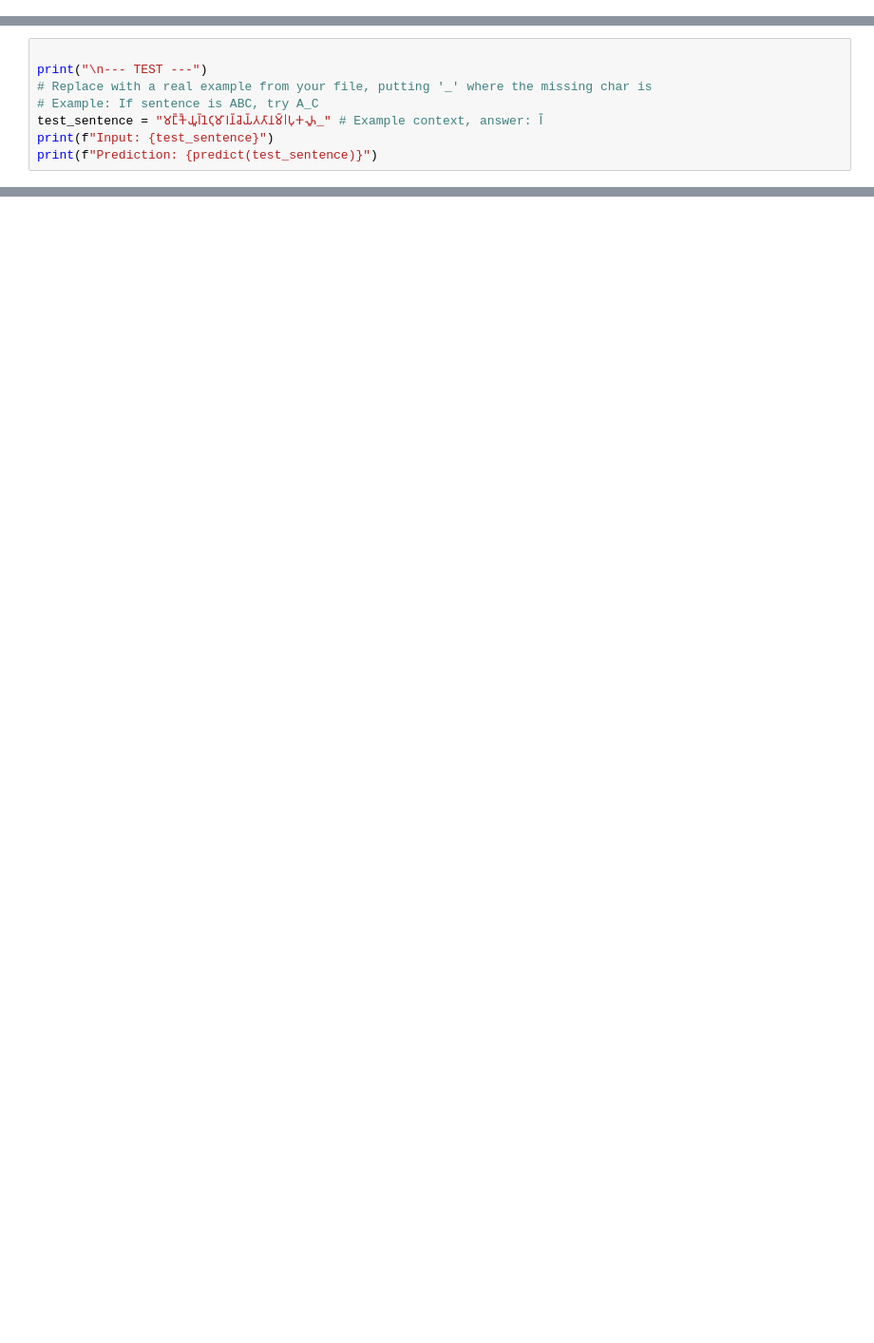
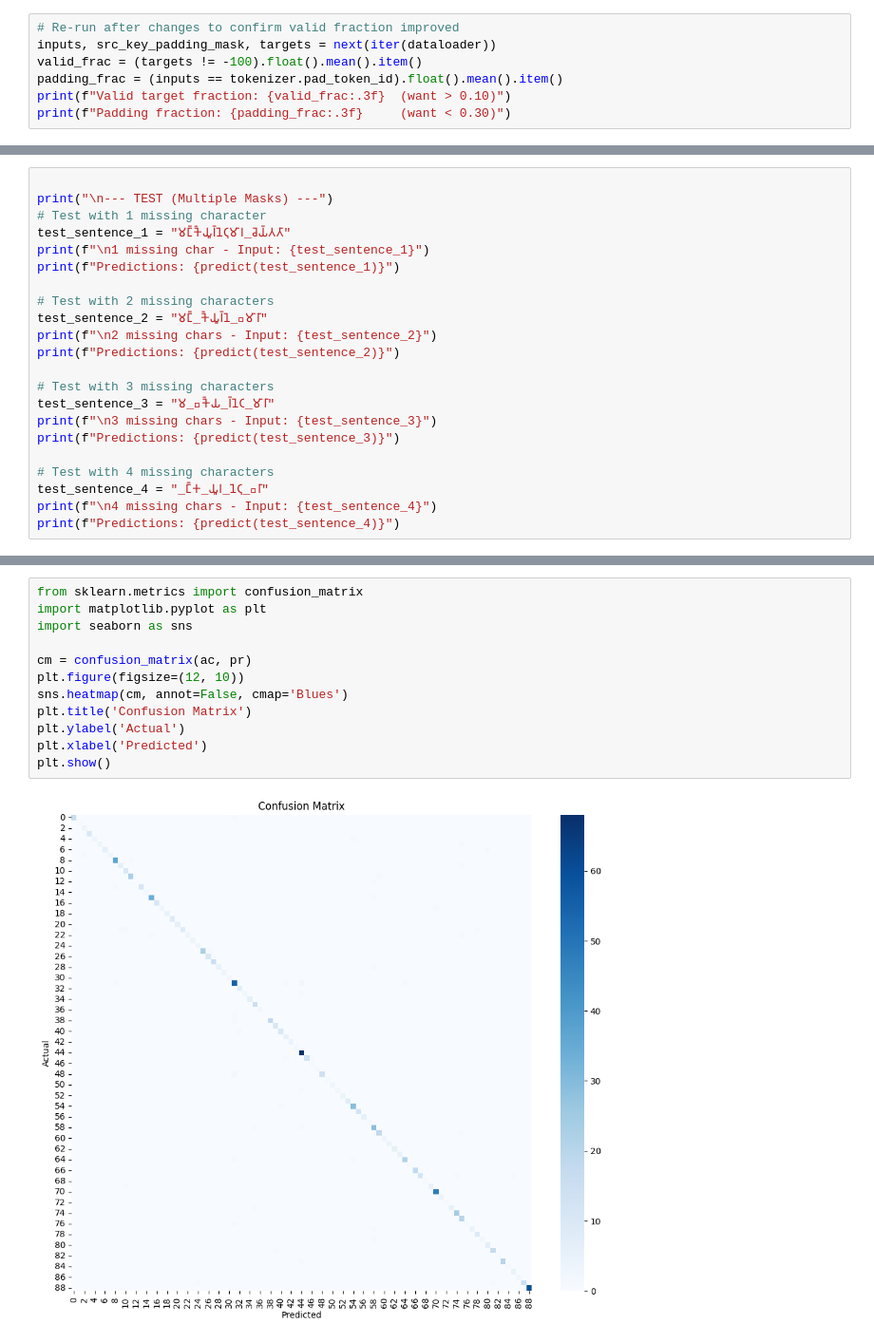
Before and after one commit to adityabhandari781/Inscription-character-deciphering-for-Brahmi-script, a Jupyter notebook: transformer.ipynb, the cells around one changed output, grey strips where cells are left out. Shown at 95% size. Saved outputs shown, nothing was run; the diff lists cells and outputs as text; blank space fills up the shorter version.

```diff
--- a/transformer.ipynb
+++ b/transformer.ipynb
@@ -310,3 +397,10 @@ print(f"   Total Training Examples: {len(dataset)}")
 1. Tokenizing data...
    Vocab Size: 134
    Total Training Examples: 51534
+# %%
+# Re-run after changes to confirm valid fraction improved
+inputs, src_key_padding_mask, targets = next(iter(dataloader))
+valid_frac = (targets != -100).float().mean().item()
+padding_frac = (inputs == tokenizer.pad_token_id).float().mean().item()
+print(f"Valid target fraction: {valid_frac:.3f}  (want > 0.10)")
+print(f"Padding fraction: {padding_frac:.3f}     (want < 0.30)")
@@ -410,8 +554,22 @@ NameError: name 'tokenizer' is not defined
 # %%
 
-print("\n--- TEST ---")
-# Replace with a real example from your file, putting '_' where the missing char is
-# Example: If sentence is ABC, try A_C
-test_sentence = "𑀫𑀗𑁆𑀓𑁃𑀬𑀽𑀭𑁆𑀦𑁂𑀝𑀼𑀫𑀸𑀭𑀦𑁆𑀘𑁂𑀬𑁆𑀢𑀢𑀸𑀦𑀫𑁆𑁇𑀧𑀼𑀓𑀴𑀽_" # Example context, answer: 𑀭𑁆
-print(f"Input: {test_sentence}")
-print(f"Prediction: {predict(test_sentence)}")
+print("\n--- TEST (Multiple Masks) ---")
+# Test with 1 missing character
+test_sentence_1 = "𑀫𑀗𑁆𑀓𑁃𑀬𑀽𑀭𑁆𑀦𑁂𑀝𑀼𑀫𑀸𑀭_𑀘𑁂𑀬𑁆𑀢𑀢𑀸"
+print(f"\n1 missing char - Input: {test_sentence_1}")
+print(f"Predictions: {predict(test_sentence_1)}")
+
+# Test with 2 missing characters
+test_sentence_2 = "𑀫𑀗𑁆_𑀓𑁃𑀬𑀽𑀭𑁆𑀦𑁂_𑀼𑀫𑀸𑀭𑀸"
+print(f"\n2 missing chars - Input: {test_sentence_2}")
+print(f"Predictions: {predict(test_sentence_2)}")
+
+# Test with 3 missing characters
+test_sentence_3 = "𑀫_𑁆𑀓𑁃𑀬_𑀭𑁆𑀦𑁂𑀝_𑀫𑀸𑀭𑀸"
+print(f"\n3 missing chars - Input: {test_sentence_3}")
+print(f"Predictions: {predict(test_sentence_3)}")
+
+# Test with 4 missing characters
+test_sentence_4 = "_𑀗𑁆𑀓_𑀬𑀽𑀭_𑀦𑁂𑀝𑀼_𑀸𑀭𑀸"
+print(f"\n4 missing chars - Input: {test_sentence_4}")
+print(f"Predictions: {predict(test_sentence_4)}")
@@ -458,3 +740,17 @@ Accuracy: 97.30%
+# %%
+from sklearn.metrics import confusion_matrix
+import matplotlib.pyplot as plt
+import seaborn as sns
+
+cm = confusion_matrix(ac, pr)
+plt.figure(figsize=(12, 10))
+sns.heatmap(cm, annot=False, cmap='Blues')
+plt.title('Confusion Matrix')
+plt.ylabel('Actual')
+plt.xlabel('Predicted')
+plt.show()
+# %% [output]
+[figure, added]
 # %%
 import json
 import regex as re
```
Also changed, not shown: parts of 15 cells of this notebook, 24 other files.
